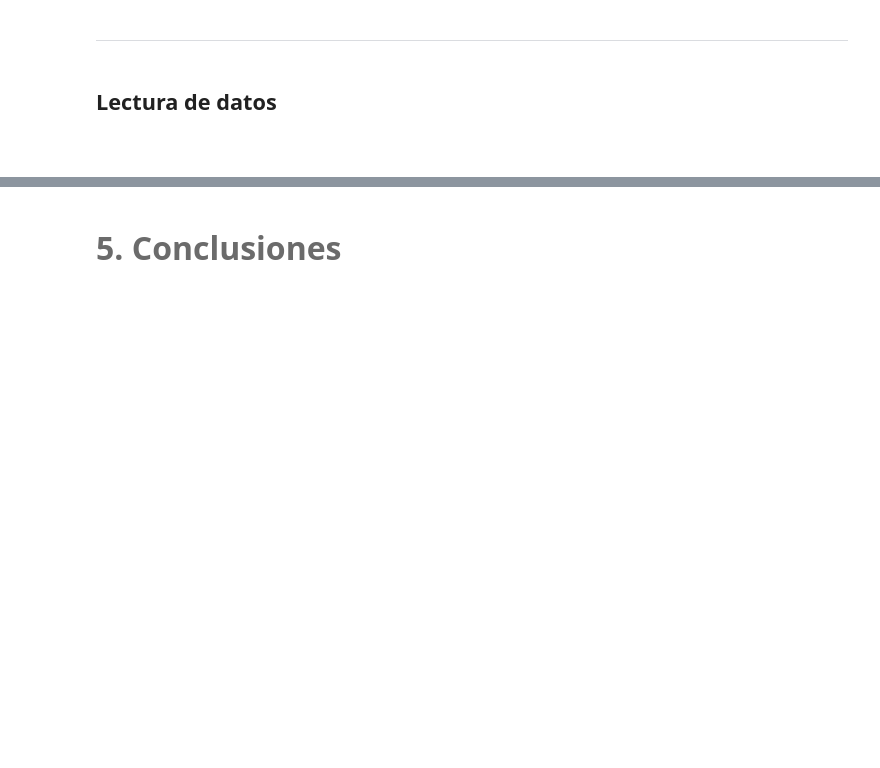
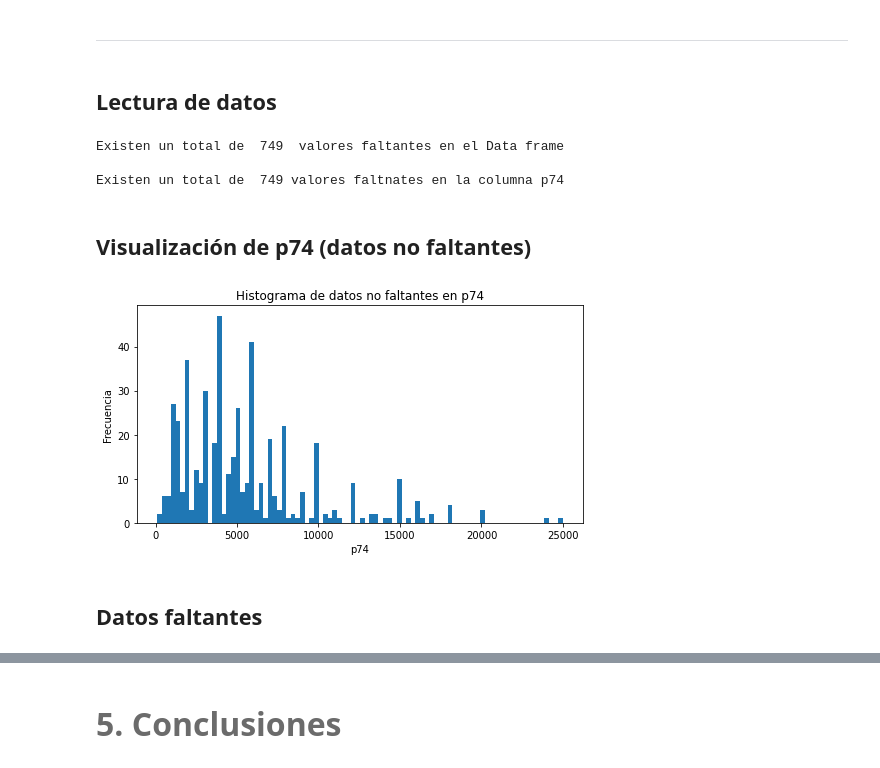
Before and after one commit to renattaGS/PAP-ML-ETICO, a Jupyter notebook: notebook.ipynb, the cells around one changed output, grey strips where cells are left out. Drawn from its saved outputs; the diff is of its cells as text; code cells hidden in the pictures; blank space fills up the shorter version.

Commit message:
Data preparation

```diff
--- a/notebook.ipynb
+++ b/notebook.ipynb
@@ -70,11 +72,3 @@ Los datos con los que se trabajará corresponde las **Encuestas de Caracterizaci
 <hr style="border:0.02in solid gray"> </hr>
 # %% [markdown]
 ## Lectura de datos
-# %%
-import data
-
-file_path='files/Datos_Techo_converted.xlsx'
-
-data = data.lectura_datos(file_path, 'Datos Techo', 'p1')
-
-reporte_profiling(data, 'Reporte_Datos_Techo.html')
@@ -85,2 +75,31 @@ reporte_profiling(data, 'Reporte_Datos_Techo.html')
-# %% [markdown]
-<br>
+# %%
+import data
+import functions
+import visualizations
+
+file_path='files/Datos_Techo_converted.xlsx'
+
+data_techo = data.lectura_datos(file_path, 'Datos Techo', 'p1')
+
+missing_tot = (data_techo.isnull().sum()).sum()
+missing = (data_techo.isnull().sum())['p74']
+
+print('Existen un total de ', missing_tot, ' valores faltantes en el Data frame \n')
+print('Existen un total de ', missing, 'valores faltnates en la columna p74')
+# %% [output]
+Existen un total de  749  valores faltantes en el Data frame
+
+Existen un total de  749 valores faltnates en la columna p74
+# %% [markdown]
+## Visualización de p74 (datos no faltantes)
+# %%
+#Separacion de datos
+ne_data = data_techo[data_techo['p74'].notnull()]['p74'].to_numpy()
+
+#histograma
+visualizations.plot_histogram_discrete(ne_data, 'p74', 'Frecuencia',
+                                       'Histograma de datos no faltantes en p74')
+# %% [output]
+[figure, added]
+# %% [markdown]
+## Datos faltantes
```
Also changed, not shown: parts of 11 cells of this notebook, 5 other files.
